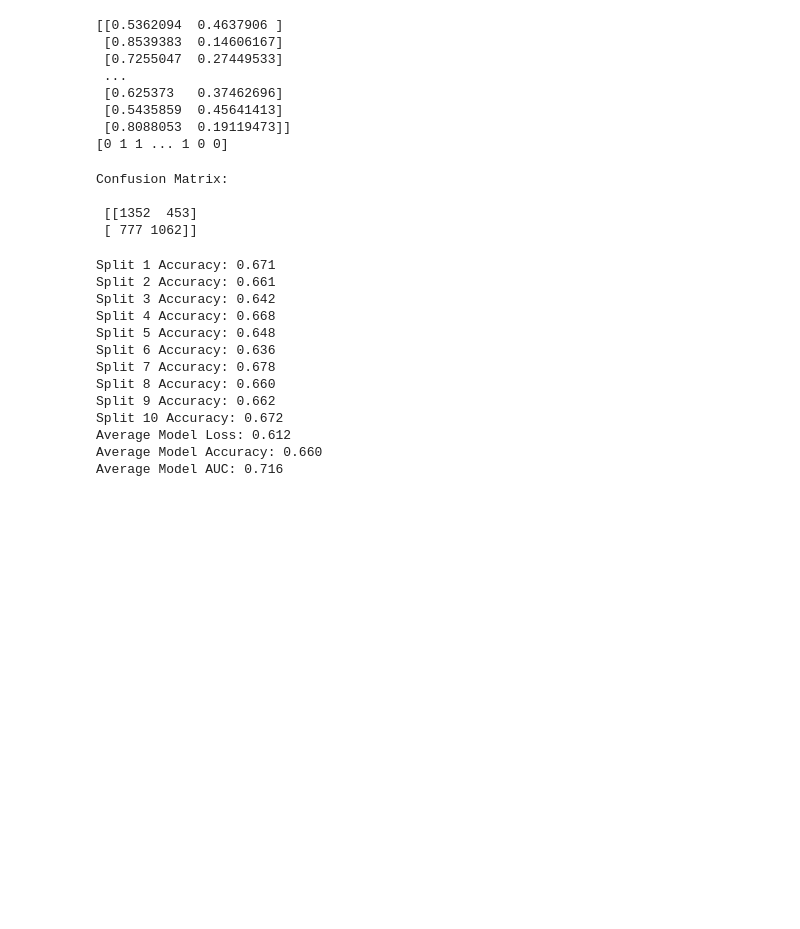
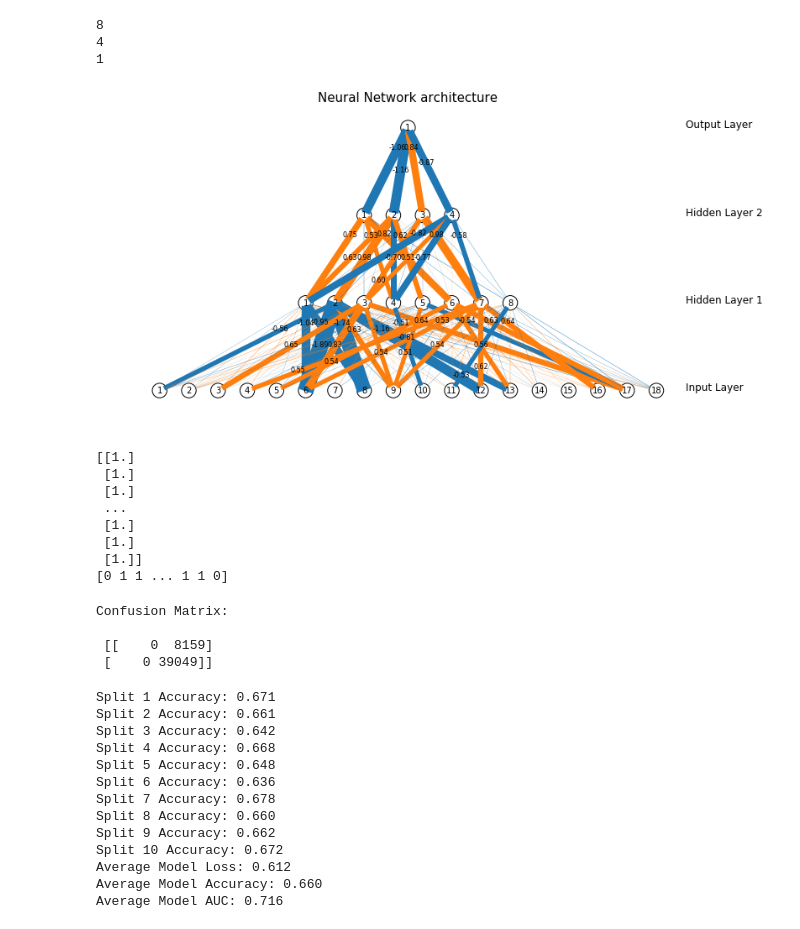
Before and after one commit to cmzou/diffpriv, a Jupyter notebook: TFPrivacy_T/BankingNN.ipynb, the cells around one changed output. Cells and saved outputs as stored; diff of their text form; code cells hidden in the pictures; blank space fills up the shorter version.

```diff
--- a/TFPrivacy_T/BankingNN.ipynb
+++ b/TFPrivacy_T/BankingNN.ipynb
@@ -141,25 +128,38 @@ model.get_weights()
+# %%
+layer_weights = []
+network_structure = [x_test.shape[1]]
+for layer in model.layers:
+    layer_weights.append(layer.get_weights()[0])
+    network_structure.append(layer.output_shape[1])
+network = VisNN.DrawNN(network_structure, layer_weights)
+network.draw()
+# %% [output]
+8
+4
+1
+[figure, added]
 # %%
 predictions = model.predict(x_test)
 print(predictions)
-print(np.argmax(y_test, axis=1))
+print(y_test)
 # %% [output]
-[[0.5362094  0.4637906 ]
- [0.8539383  0.14606167]
- [0.7255047  0.27449533]
+[[1.]
+ [1.]
+ [1.]
  ...
- [0.625373   0.37462696]
- [0.5435859  0.45641413]
- [0.8088053  0.19119473]]
-[0 1 1 ... 1 0 0]
+ [1.]
+ [1.]
+ [1.]]
+[0 1 1 ... 1 1 0]
 # %%
 rounded = np.rint(predictions)
 
-con_mat = tf.confusion_matrix(labels=np.argmax(y_test, axis=1),predictions=np.argmax(predictions, axis=1), num_classes=2, dtype=tf.int32, name=None)
+con_mat = tf.confusion_matrix(labels=y_test,predictions=rounded, num_classes=2, dtype=tf.int32, name=None)
 
 with tf.Session():
    print('Confusion Matrix: \n\n', tf.Tensor.eval(con_mat,feed_dict=None, session=None))
 # %% [output]
 Confusion Matrix:
 
- [[1352  453]
- [ 777 1062]]
+ [[    0  8159]
+ [    0 39049]]
```
Also changed, not shown: parts of 23 cells of this notebook.
